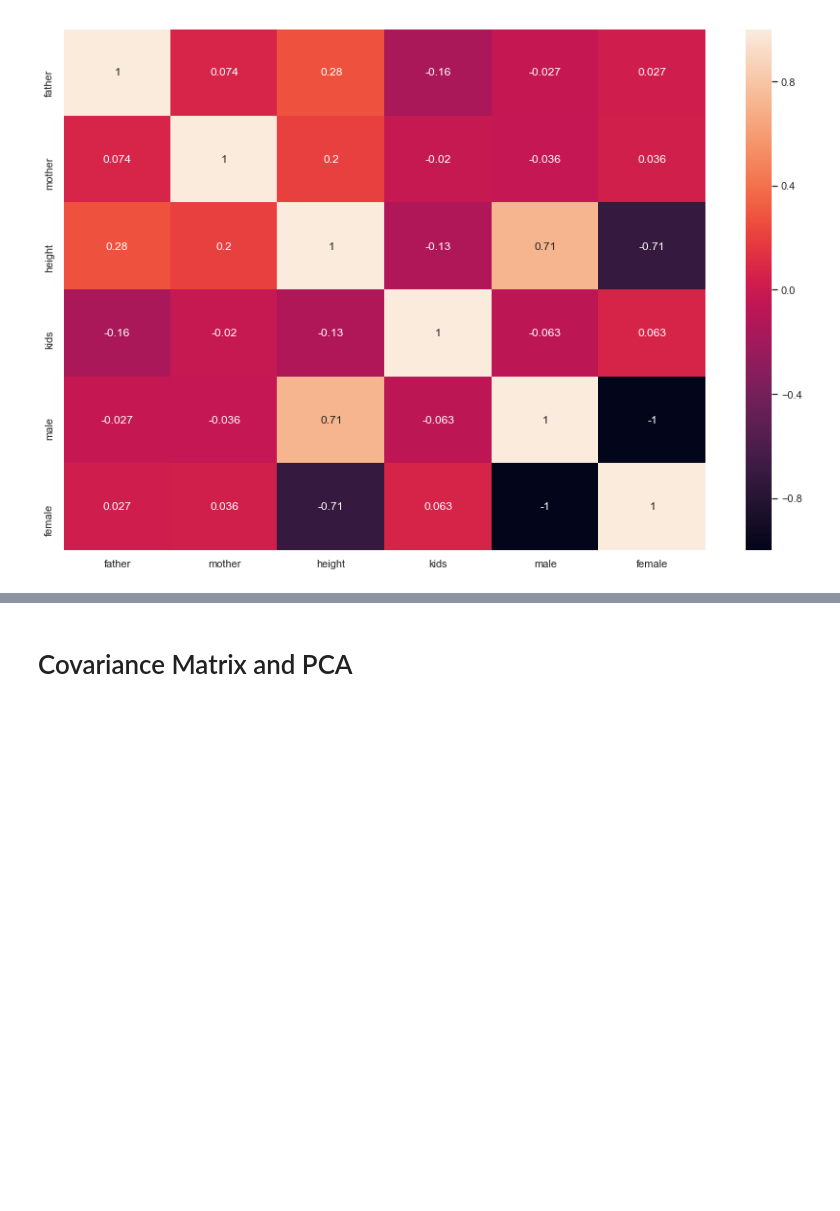
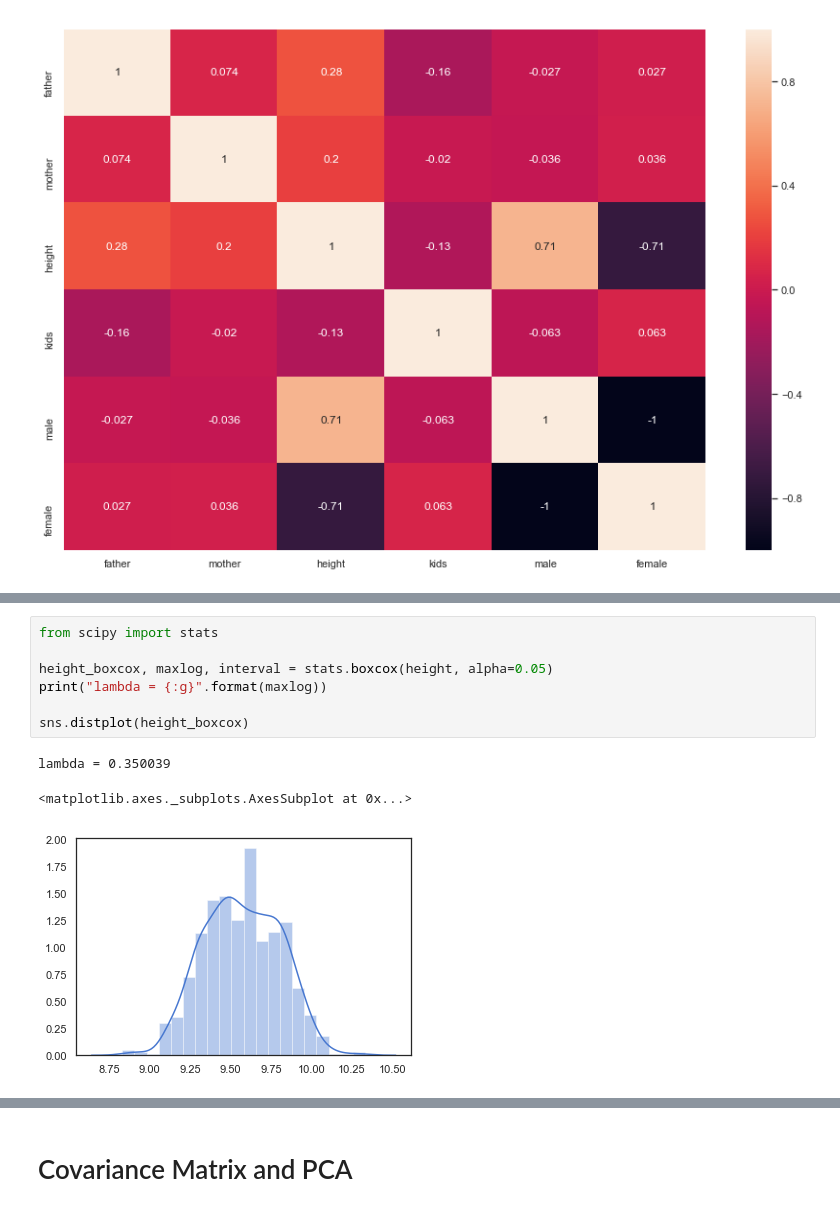
Before and after one commit to snaik/100datasets, a Jupyter notebook: regression/Galton Families/Galton Families.ipynb, the cells around one changed output, grey strips where cells are left out. Saved outputs shown, nothing was run; the diff lists cells and outputs as text; blank space fills up the shorter version.

```diff
--- a/regression/Galton Families/Galton Families.ipynb
+++ b/regression/Galton Families/Galton Families.ipynb
@@ -109,0 +178,11 @@ sns.heatmap(corr, annot=True)
+# %%
+from scipy import stats
+
+height_boxcox, maxlog, interval = stats.boxcox(height, alpha=0.05)
+print("lambda = {:g}".format(maxlog))
+
+sns.distplot(height_boxcox)
+# %% [output]
+lambda = 0.350039
+<matplotlib.axes._subplots.AxesSubplot at 0x...>
+[figure, added]
```
Also changed, not shown: parts of 74 cells of this notebook.
